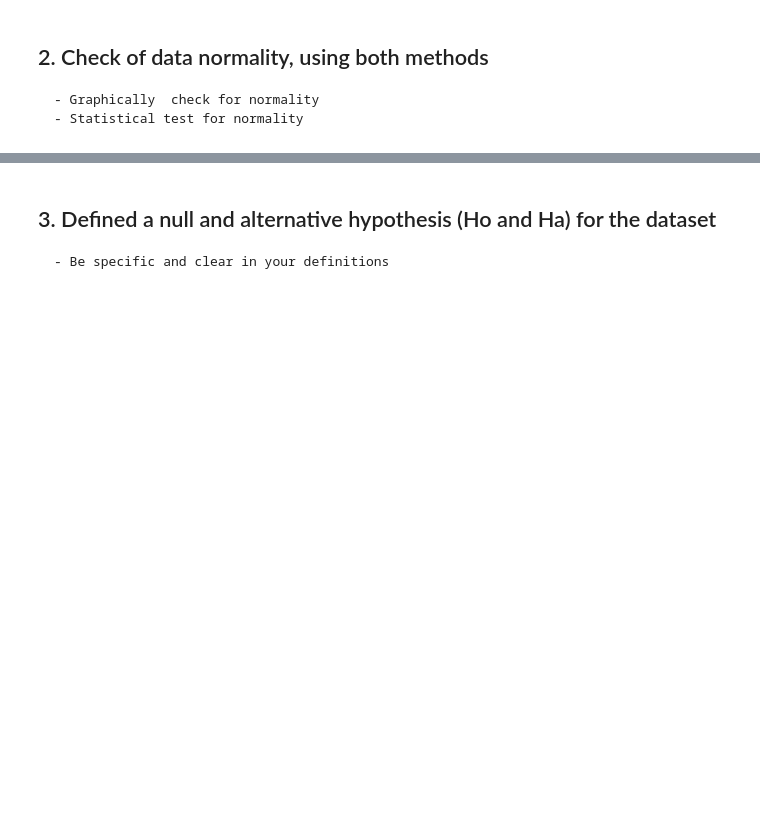
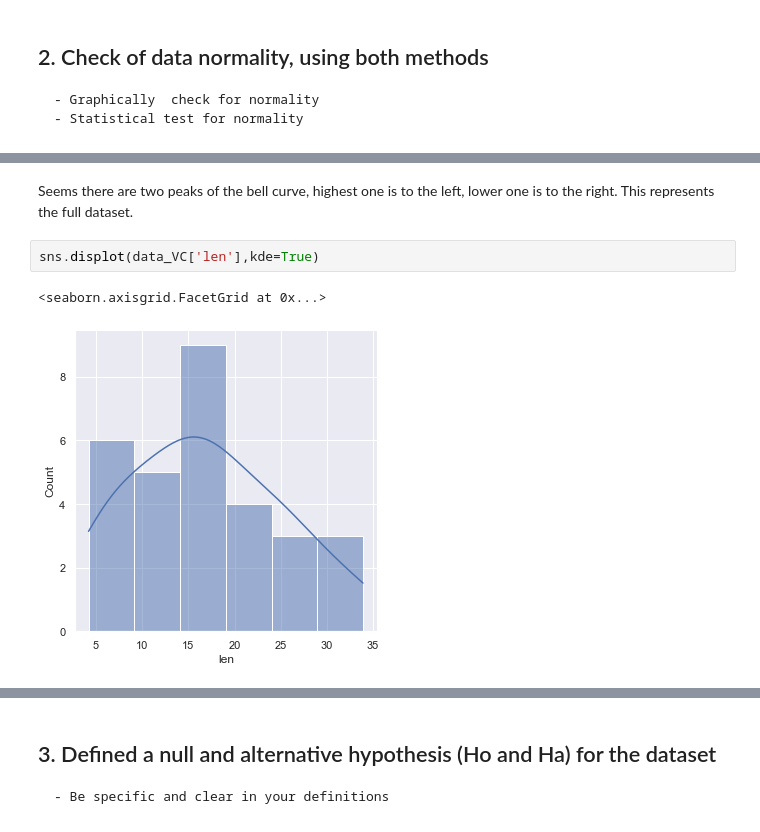
Before and after one commit to kscully-dotcom/msds650, a Jupyter notebook: week4/4_Assignment.ipynb, the cells around one changed output, grey strips where cells are left out. Saved outputs shown, nothing was run; the diff lists cells and outputs as text; blank space fills up the shorter version.

```diff
--- a/week4/4_Assignment.ipynb
+++ b/week4/4_Assignment.ipynb
@@ -102,0 +153,7 @@ sns.scatterplot(data=df,x='dose',y='len',hue='supp')
+# %% [markdown]
+Seems there are two peaks of the bell curve, highest one is to the left, lower one is to the right. This represents the full dataset.
+# %%
+sns.displot(data_VC['len'],kde=True)
+# %% [output]
+<seaborn.axisgrid.FacetGrid at 0x...>
+[figure, added]
```
Also changed, not shown: parts of 15 cells of this notebook.
